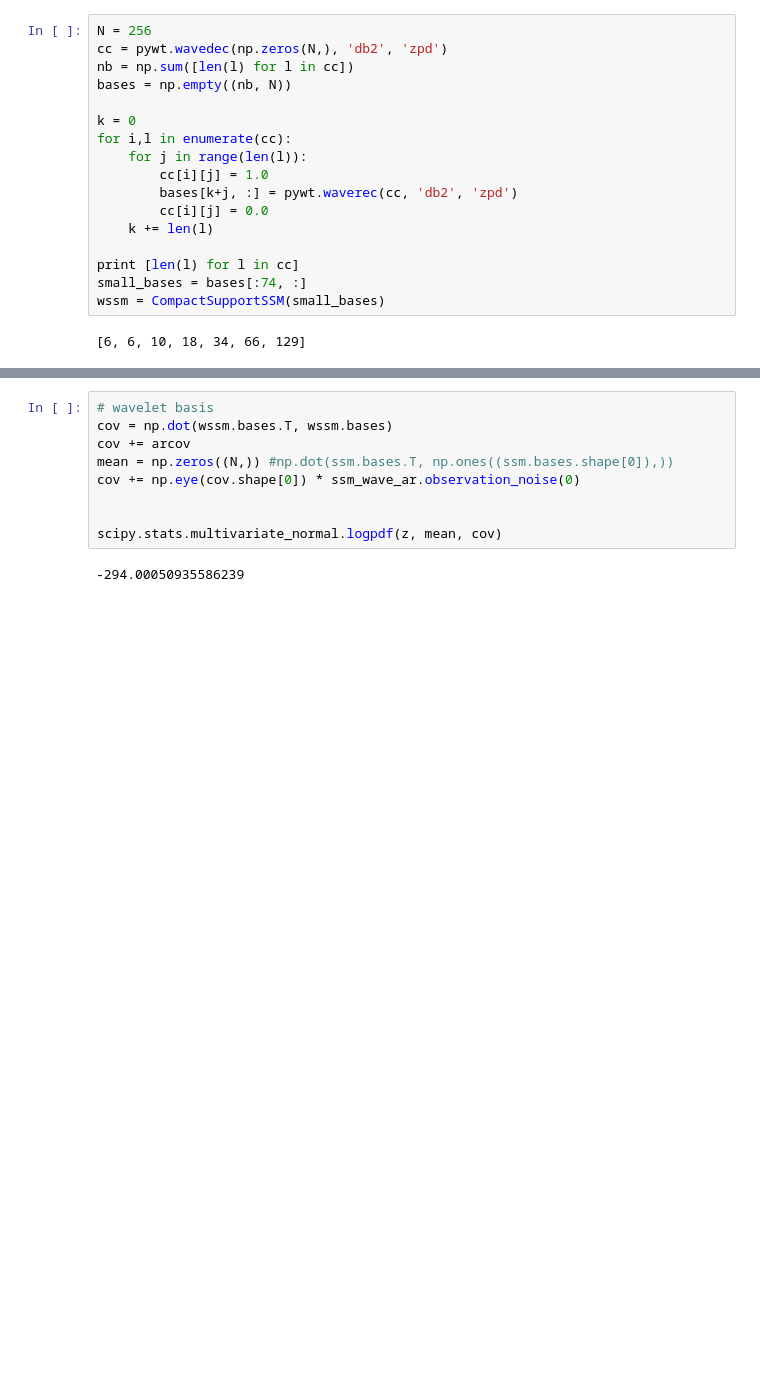
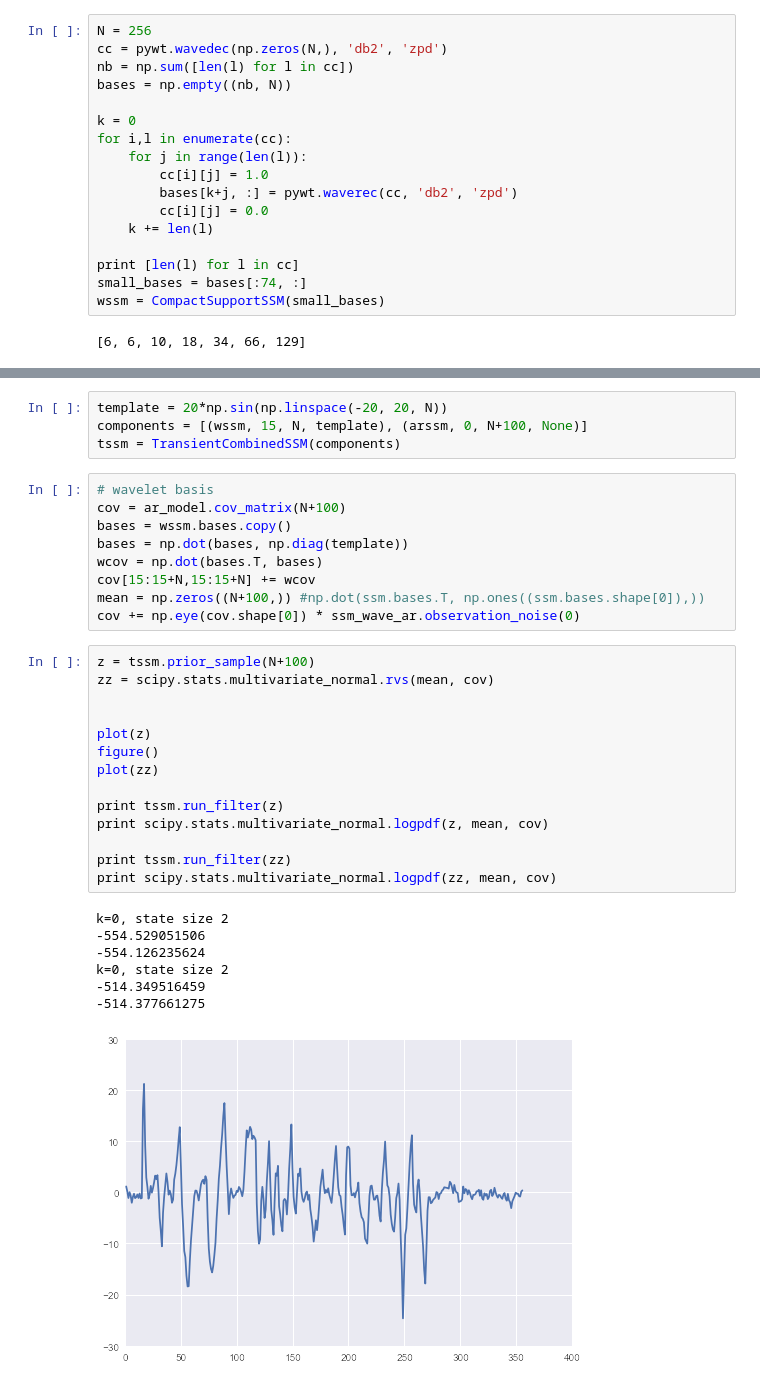
Before and after one commit to davmre/sigvisa, a Jupyter notebook: notebooks/marginalized_wavelet_model_single_exact.ipynb, the cells around one changed output, grey strips where cells are left out. Cells and saved outputs as stored; diff of their text form; blank space fills up the shorter version.

Commit message:
initial commit of transient statespacemodel

```diff
--- a/notebooks/marginalized_wavelet_model_single_exact.ipynb
+++ b/notebooks/marginalized_wavelet_model_single_exact.ipynb
@@ -220,11 +224,35 @@ print ssm_wave_ar.run_filter(z)
+# %%
+template = 20*np.sin(np.linspace(-20, 20, N))
+components = [(wssm, 15, N, template), (arssm, 0, N+100, None)]
+tssm = TransientCombinedSSM(components)
 # %%
 # wavelet basis
-cov = np.dot(wssm.bases.T, wssm.bases)
-cov += arcov
-mean = np.zeros((N,)) #np.dot(ssm.bases.T, np.ones((ssm.bases.shape[0]),))
+cov = ar_model.cov_matrix(N+100)
+bases = wssm.bases.copy()
+bases = np.dot(bases, np.diag(template))
+wcov = np.dot(bases.T, bases)
+cov[15:15+N,15:15+N] += wcov
+mean = np.zeros((N+100,)) #np.dot(ssm.bases.T, np.ones((ssm.bases.shape[0]),))
 cov += np.eye(cov.shape[0]) * ssm_wave_ar.observation_noise(0)
-
-
-scipy.stats.multivariate_normal.logpdf(z, mean, cov)
-# %% [output]
--294.00050935586239
+# %%
+z = tssm.prior_sample(N+100)
+zz = scipy.stats.multivariate_normal.rvs(mean, cov)
+
+
+plot(z)
+figure()
+plot(zz)
+
+print tssm.run_filter(z)
+print scipy.stats.multivariate_normal.logpdf(z, mean, cov)
+
+print tssm.run_filter(zz)
+print scipy.stats.multivariate_normal.logpdf(zz, mean, cov)
+# %% [output]
+k=0, state size 2
+-554.529051506
+-554.126235624
+k=0, state size 2
+-514.349516459
+-514.377661275
+[figure, added]
```
Also changed, not shown: parts of 7 cells of this notebook, 4 other files.
